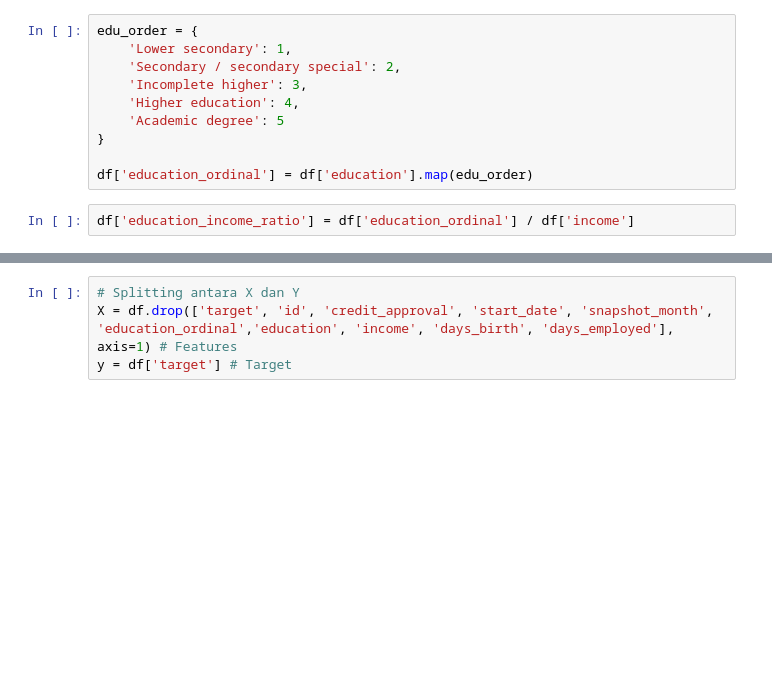
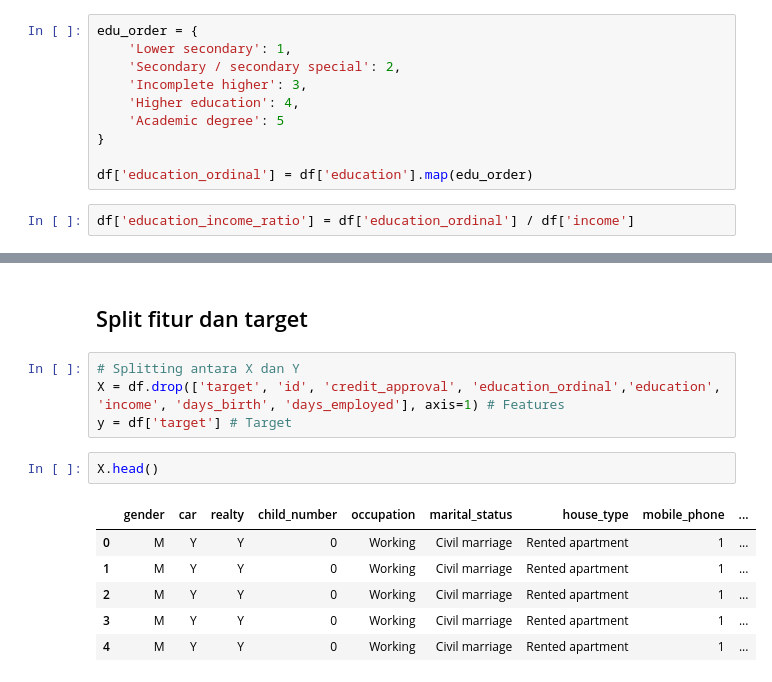
Before and after one commit to yonathanggraiwan/p2-final-project-ftds-028-hck-group-001, a Jupyter notebook: training.ipynb, the cells around one changed output, grey strips where cells are left out. Drawn from its saved outputs; the diff is of its cells as text; blank space fills up the shorter version.

```diff
--- a/training.ipynb
+++ b/training.ipynb
@@ -116,4 +222,15 @@ dtype: int64
+# %% [markdown]
+## Split fitur dan target
 # %%
 # Splitting antara X dan Y
-X = df.drop(['target', 'id', 'credit_approval', 'start_date', 'snapshot_month', 'education_ordinal','education', 'income', 'days_birth', 'days_employed'], axis=1) # Features
+X = df.drop(['target', 'id', 'credit_approval', 'education_ordinal','education', 'income', 'days_birth', 'days_employed'], axis=1) # Features
 y = df['target'] # Target
+# %%
+X.head()
+# %% [output]
+|  | gender | car | realty | child_number | occupation | marital_status | house_type | mobile_phone | ... |
+| 0 | M | Y | Y | 0 | Working | Civil marriage | Rented apartment | 1 | ... |
+| 1 | M | Y | Y | 0 | Working | Civil marriage | Rented apartment | 1 | ... |
+| 2 | M | Y | Y | 0 | Working | Civil marriage | Rented apartment | 1 | ... |
+| 3 | M | Y | Y | 0 | Working | Civil marriage | Rented apartment | 1 | ... |
+| 4 | M | Y | Y | 0 | Working | Civil marriage | Rented apartment | 1 | ... |
```
Also changed, not shown: parts of 50 cells of this notebook, 1 other file.
